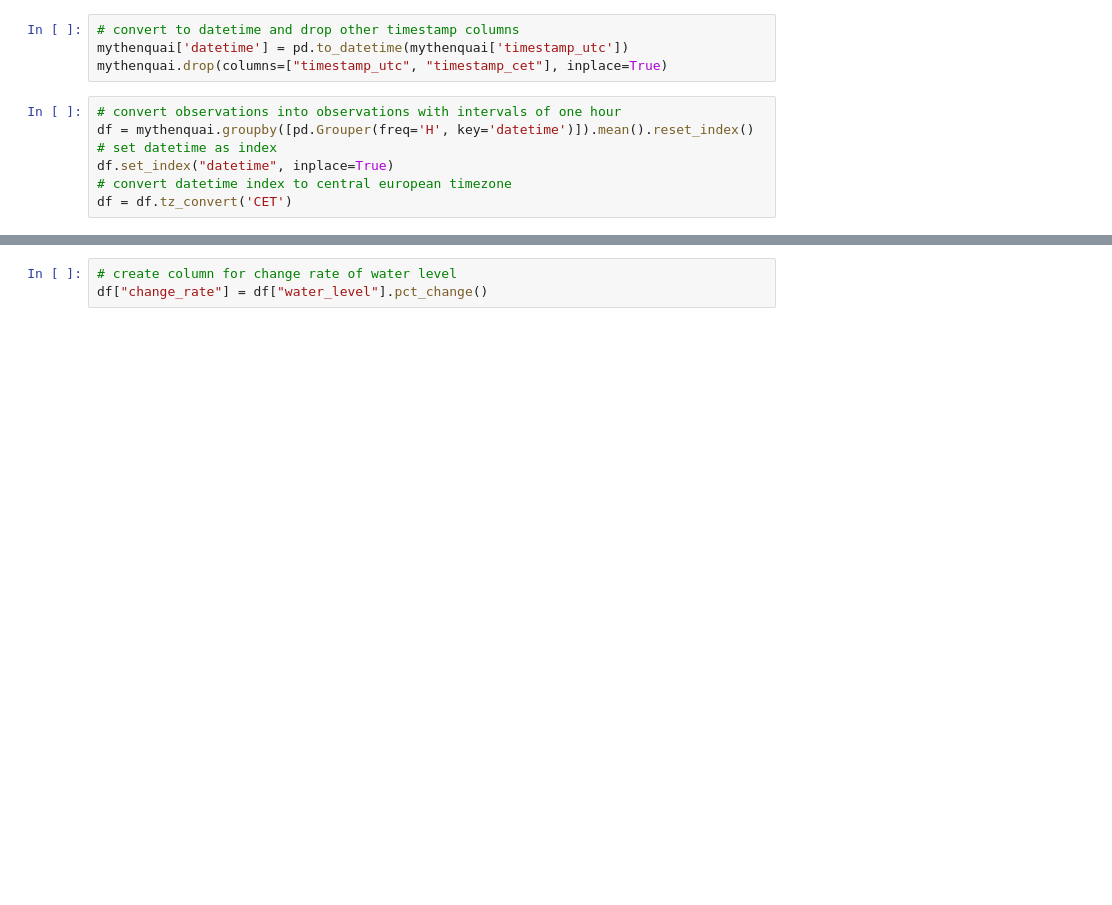
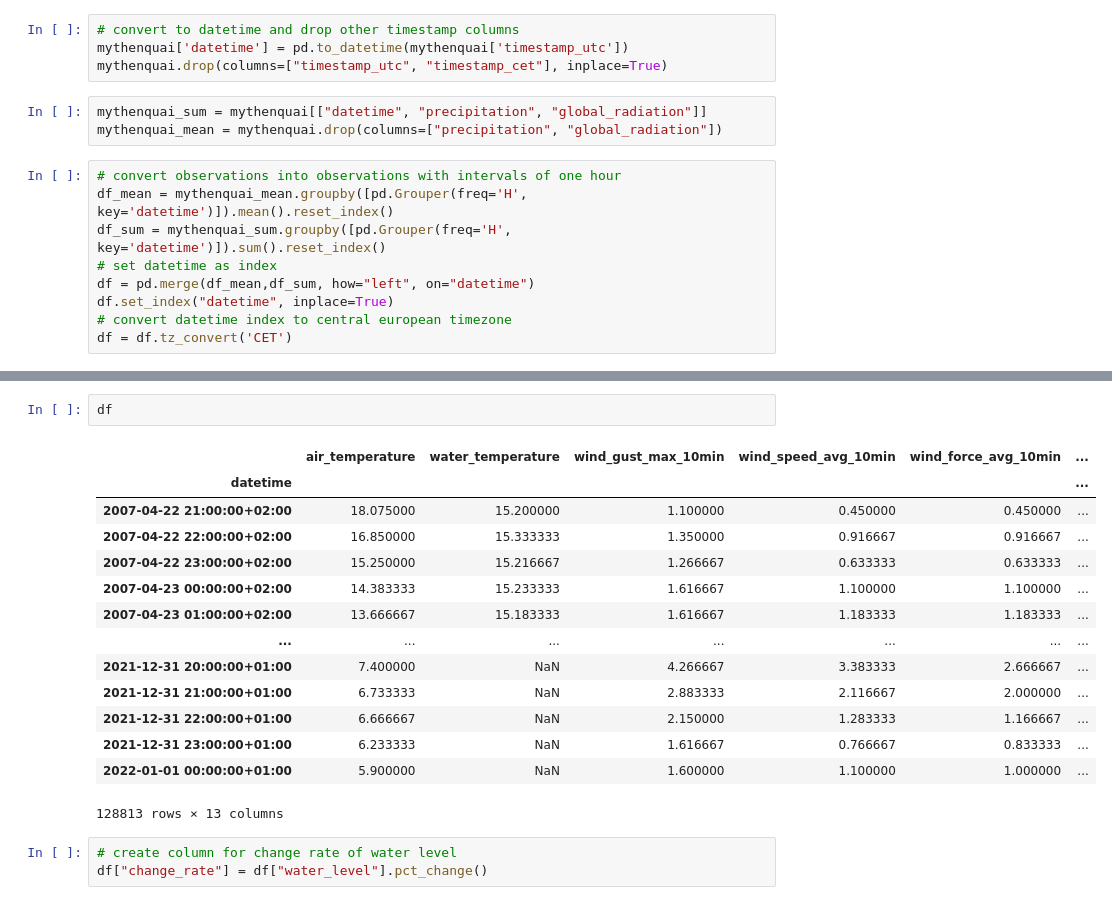
Before and after one commit to kaebry/DSF, a Jupyter notebook: Code/Mythenquai.ipynb, the cells around one changed output, grey strips where cells are left out. Drawn from its saved outputs; the diff is of its cells as text; blank space fills up the shorter version.

Commit message:
sum of precipitation and radiation

```diff
--- a/Code/Mythenquai.ipynb
+++ b/Code/Mythenquai.ipynb
@@ -8,10 +8,15 @@ mythenquai = pd.read_csv("C:/Users/lucal/Documents/HSG/7._Semester/DSF/Project/D
 # convert to datetime and drop other timestamp columns
 mythenquai['datetime'] = pd.to_datetime(mythenquai['timestamp_utc'])
 mythenquai.drop(columns=["timestamp_utc", "timestamp_cet"], inplace=True)
+# %%
+mythenquai_sum = mythenquai[["datetime", "precipitation", "global_radiation"]]
+mythenquai_mean = mythenquai.drop(columns=["precipitation", "global_radiation"])
 # %%
 # convert observations into observations with intervals of one hour
-df = mythenquai.groupby([pd.Grouper(freq='H', key='datetime')]).mean().reset_index()
+df_mean = mythenquai_mean.groupby([pd.Grouper(freq='H', key='datetime')]).mean().reset_index()
+df_sum = mythenquai_sum.groupby([pd.Grouper(freq='H', key='datetime')]).sum().reset_index()
 # set datetime as index
+df = pd.merge(df_mean,df_sum, how="left", on="datetime")
 df.set_index("datetime", inplace=True)
 # convert datetime index to central european timezone
 df = df.tz_convert('CET')
@@ -18,3 +39,20 @@ df = df.tz_convert('CET')
+# %%
+df
+# %% [output]
+|  | air_temperature | water_temperature | wind_gust_max_10min | wind_speed_avg_10min | wind_force_avg_10min | ... |
+| datetime |  |  |  |  |  | ... |
+| 2007-04-22 21:00:00+02:00 | 18.075000 | 15.200000 | 1.100000 | 0.450000 | 0.450000 | ... |
+| 2007-04-22 22:00:00+02:00 | 16.850000 | 15.333333 | 1.350000 | 0.916667 | 0.916667 | ... |
+| 2007-04-22 23:00:00+02:00 | 15.250000 | 15.216667 | 1.266667 | 0.633333 | 0.633333 | ... |
+| 2007-04-23 00:00:00+02:00 | 14.383333 | 15.233333 | 1.616667 | 1.100000 | 1.100000 | ... |
+| 2007-04-23 01:00:00+02:00 | 13.666667 | 15.183333 | 1.616667 | 1.183333 | 1.183333 | ... |
+| ... | ... | ... | ... | ... | ... | ... |
+| 2021-12-31 20:00:00+01:00 | 7.400000 | NaN | 4.266667 | 3.383333 | 2.666667 | ... |
+| 2021-12-31 21:00:00+01:00 | 6.733333 | NaN | 2.883333 | 2.116667 | 2.000000 | ... |
+| 2021-12-31 22:00:00+01:00 | 6.666667 | NaN | 2.150000 | 1.283333 | 1.166667 | ... |
+| 2021-12-31 23:00:00+01:00 | 6.233333 | NaN | 1.616667 | 0.766667 | 0.833333 | ... |
+| 2022-01-01 00:00:00+01:00 | 5.900000 | NaN | 1.600000 | 1.100000 | 1.000000 | ... |
+128813 rows × 13 columns
 # %%
 # create column for change rate of water level
 df["change_rate"] = df["water_level"].pct_change()
```
Also changed, not shown: parts of 4 cells of this notebook, 1 other file.
